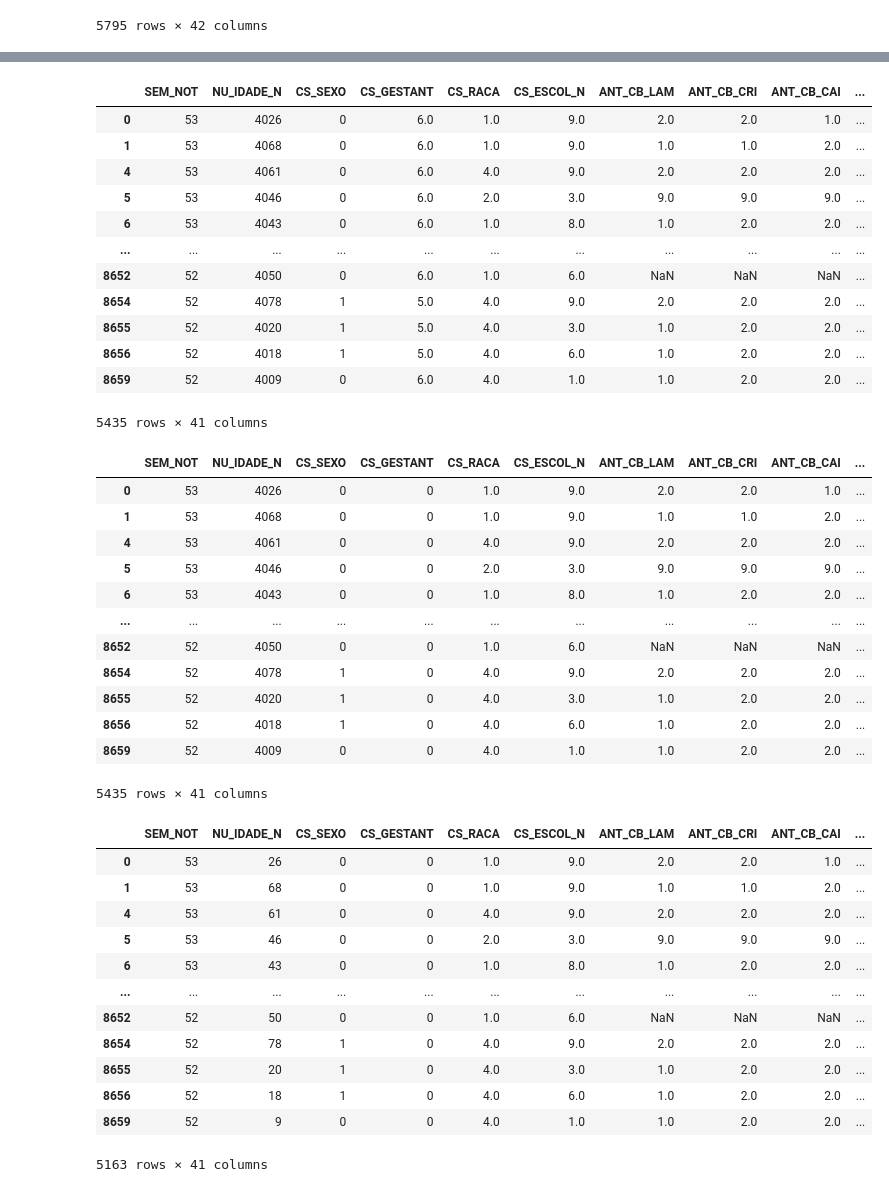
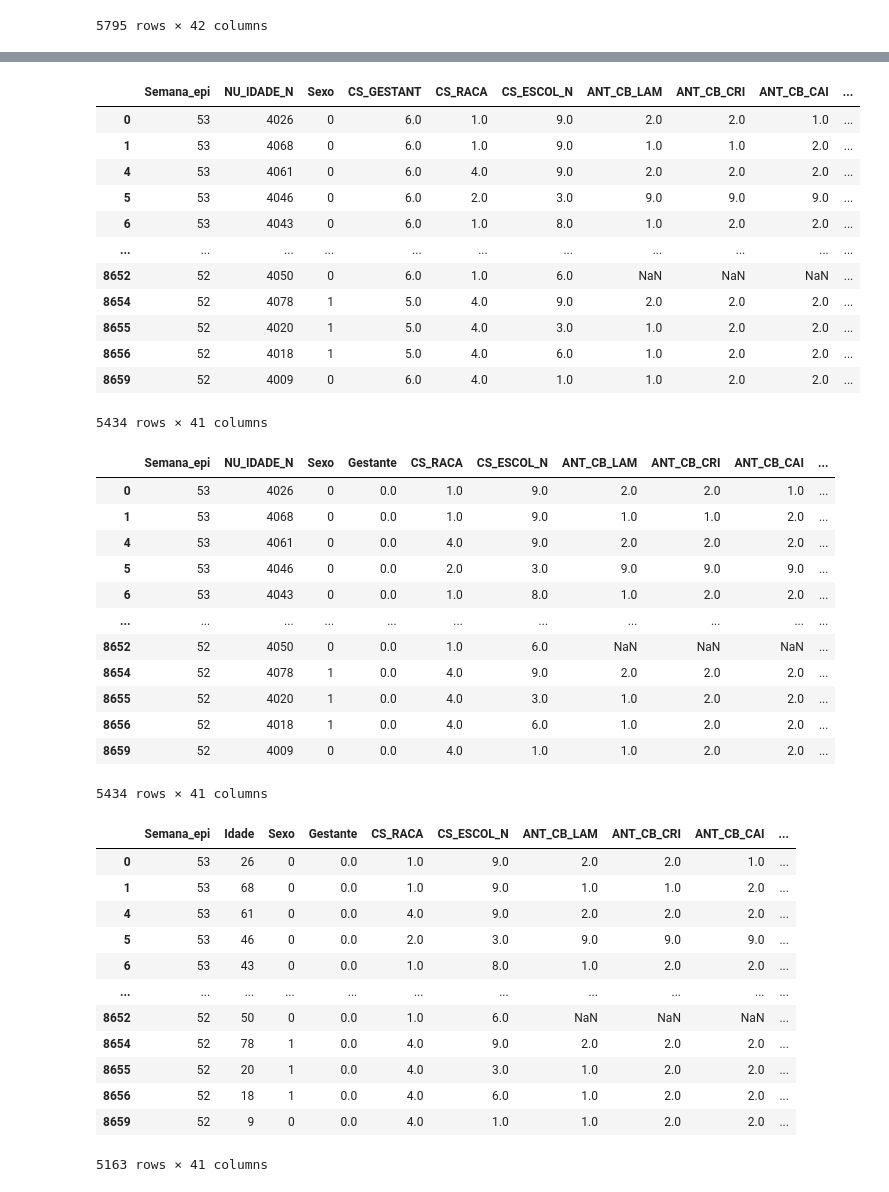
Before and after one commit to arturrur/mc853, a Jupyter notebook: PreprocessingTeste.ipynb, the cells around one changed output, grey strips where cells are left out. Drawn from its saved outputs; the diff is of its cells as text; code cells hidden in the pictures.

```diff
--- a/PreprocessingTeste.ipynb
+++ b/PreprocessingTeste.ipynb
@@ -100,5 +102,6 @@ df
 5795 rows × 42 columns
 # %%
 df["SEM_NOT"] = df["SEM_NOT"].apply(lambda x: (x % 100))
+df = df.rename(columns={'SEM_NOT': 'Semana_epi'})
 df
 # %% [output]
@@ -116,8 +119,8 @@ df
 | 8659 | 52 | 2021-12-29 | 4009 | M | 6.0 | 4.0 | 1.0 | 1.0 | 2.0 | ... |
 5795 rows × 42 columns
 # %%
-df['DIF_SINTOMAS_ATEND'] = (df['CLI_DT_ATE'] - df['DT_SIN_PRI']).dt.days
-df = df[(df['DIF_SINTOMAS_ATEND'] <= 20) & (df['DIF_SINTOMAS_ATEND'] >= 0)]
+df['Intervalo'] = (df['CLI_DT_ATE'] - df['DT_SIN_PRI']).dt.days
+df = df[(df['Intervalo'] <= 20) & (df['Intervalo'] >= 0)]
 df = df.drop(columns=["CLI_DT_ATE", "DT_SIN_PRI"])
 df
 # %% [output]
@@ -135,10 +138,12 @@ df
 | 8659 | 52 | 4009 | M | 6.0 | 4.0 | 1.0 | 1.0 | 2.0 | 2.0 | ... |
 5435 rows × 41 columns
 # %%
-df['CS_SEXO'] = df['CS_SEXO'].replace({'M': 0, 'F': 1})
+df = df[df["CS_SEXO"].isin(['M', 'F'])]
+df.loc[:,'CS_SEXO'] = df['CS_SEXO'].map({'M': 0, 'F': 1})
+df = df.rename(columns={'CS_SEXO': "Sexo"})
 df
 # %% [output]
-|  | SEM_NOT | NU_IDADE_N | CS_SEXO | CS_GESTANT | CS_RACA | CS_ESCOL_N | ANT_CB_LAM | ANT_CB_CRI | ANT_CB_CAI | ... |
+|  | Semana_epi | NU_IDADE_N | Sexo | CS_GESTANT | CS_RACA | CS_ESCOL_N | ANT_CB_LAM | ANT_CB_CRI | ANT_CB_CAI | ... |
 | 0 | 53 | 4026 | 0 | 6.0 | 1.0 | 9.0 | 2.0 | 2.0 | 1.0 | ... |
 | 1 | 53 | 4068 | 0 | 6.0 | 1.0 | 9.0 | 1.0 | 1.0 | 2.0 | ... |
 | 4 | 53 | 4061 | 0 | 6.0 | 4.0 | 9.0 | 2.0 | 2.0 | 2.0 | ... |
@@ -150,42 +155,44 @@ df
 | 8655 | 52 | 4020 | 1 | 5.0 | 4.0 | 3.0 | 1.0 | 2.0 | 2.0 | ... |
 | 8656 | 52 | 4018 | 1 | 5.0 | 4.0 | 6.0 | 1.0 | 2.0 | 2.0 | ... |
 | 8659 | 52 | 4009 | 0 | 6.0 | 4.0 | 1.0 | 1.0 | 2.0 | 2.0 | ... |
-5435 rows × 41 columns
+5434 rows × 41 columns
 # %%
-df['CS_GESTANT'] = df['CS_GESTANT'].apply(lambda x: 1 if x in [1, 2, 3, 4] else 0)
+df.loc[:,'CS_GESTANT'] = df['CS_GESTANT'].apply(lambda x: 1 if x in [1, 2, 3, 4] else 0)
+df = df.rename(columns={'CS_GESTANT': 'Gestante'})
 df
 # %% [output]
-|  | SEM_NOT | NU_IDADE_N | CS_SEXO | CS_GESTANT | CS_RACA | CS_ESCOL_N | ANT_CB_LAM | ANT_CB_CRI | ANT_CB_CAI | ... |
-| 0 | 53 | 4026 | 0 | 0 | 1.0 | 9.0 | 2.0 | 2.0 | 1.0 | ... |
-| 1 | 53 | 4068 | 0 | 0 | 1.0 | 9.0 | 1.0 | 1.0 | 2.0 | ... |
-| 4 | 53 | 4061 | 0 | 0 | 4.0 | 9.0 | 2.0 | 2.0 | 2.0 | ... |
-| 5 | 53 | 4046 | 0 | 0 | 2.0 | 3.0 | 9.0 | 9.0 | 9.0 | ... |
-| 6 | 53 | 4043 | 0 | 0 | 1.0 | 8.0 | 1.0 | 2.0 | 2.0 | ... |
+|  | Semana_epi | NU_IDADE_N | Sexo | Gestante | CS_RACA | CS_ESCOL_N | ANT_CB_LAM | ANT_CB_CRI | ANT_CB_CAI | ... |
+| 0 | 53 | 4026 | 0 | 0.0 | 1.0 | 9.0 | 2.0 | 2.0 | 1.0 | ... |
+| 1 | 53 | 4068 | 0 | 0.0 | 1.0 | 9.0 | 1.0 | 1.0 | 2.0 | ... |
+| 4 | 53 | 4061 | 0 | 0.0 | 4.0 | 9.0 | 2.0 | 2.0 | 2.0 | ... |
+| 5 | 53 | 4046 | 0 | 0.0 | 2.0 | 3.0 | 9.0 | 9.0 | 9.0 | ... |
+| 6 | 53 | 4043 | 0 | 0.0 | 1.0 | 8.0 | 1.0 | 2.0 | 2.0 | ... |
 | ... | ... | ... | ... | ... | ... | ... | ... | ... | ... | ... |
-| 8652 | 52 | 4050 | 0 | 0 | 1.0 | 6.0 | NaN | NaN | NaN | ... |
-| 8654 | 52 | 4078 | 1 | 0 | 4.0 | 9.0 | 2.0 | 2.0 | 2.0 | ... |
-| 8655 | 52 | 4020 | 1 | 0 | 4.0 | 3.0 | 1.0 | 2.0 | 2.0 | ... |
-| 8656 | 52 | 4018 | 1 | 0 | 4.0 | 6.0 | 1.0 | 2.0 | 2.0 | ... |
-| 8659 | 52 | 4009 | 0 | 0 | 4.0 | 1.0 | 1.0 | 2.0 | 2.0 | ... |
+| 8652 | 52 | 4050 | 0 | 0.0 | 1.0 | 6.0 | NaN | NaN | NaN | ... |
+| 8654 | 52 | 4078 | 1 | 0.0 | 4.0 | 9.0 | 2.0 | 2.0 | 2.0 | ... |
+| 8655 | 52 | 4020 | 1 | 0.0 | 4.0 | 3.0 | 1.0 | 2.0 | 2.0 | ... |
+| 8656 | 52 | 4018 | 1 | 0.0 | 4.0 | 6.0 | 1.0 | 2.0 | 2.0 | ... |
+| 8659 | 52 | 4009 | 0 | 0.0 | 4.0 | 1.0 | 1.0 | 2.0 | 2.0 | ... |
-5435 rows × 41 columns
+5434 rows × 41 columns
 # %%
 df = df[df['NU_IDADE_N'] // 1000 == 4]
 df.loc[:, 'NU_IDADE_N'] = df['NU_IDADE_N'] % 1000
 df = df[df['NU_IDADE_N'] >= 7]
+df = df.rename(columns={'NU_IDADE_N': 'Idade'})
 df
 # %% [output]
-|  | SEM_NOT | NU_IDADE_N | CS_SEXO | CS_GESTANT | CS_RACA | CS_ESCOL_N | ANT_CB_LAM | ANT_CB_CRI | ANT_CB_CAI | ... |
-| 0 | 53 | 26 | 0 | 0 | 1.0 | 9.0 | 2.0 | 2.0 | 1.0 | ... |
-| 1 | 53 | 68 | 0 | 0 | 1.0 | 9.0 | 1.0 | 1.0 | 2.0 | ... |
-| 4 | 53 | 61 | 0 | 0 | 4.0 | 9.0 | 2.0 | 2.0 | 2.0 | ... |
-| 5 | 53 | 46 | 0 | 0 | 2.0 | 3.0 | 9.0 | 9.0 | 9.0 | ... |
-| 6 | 53 | 43 | 0 | 0 | 1.0 | 8.0 | 1.0 | 2.0 | 2.0 | ... |
+|  | Semana_epi | Idade | Sexo | Gestante | CS_RACA | CS_ESCOL_N | ANT_CB_LAM | ANT_CB_CRI | ANT_CB_CAI | ... |
+| 0 | 53 | 26 | 0 | 0.0 | 1.0 | 9.0 | 2.0 | 2.0 | 1.0 | ... |
+| 1 | 53 | 68 | 0 | 0.0 | 1.0 | 9.0 | 1.0 | 1.0 | 2.0 | ... |
+| 4 | 53 | 61 | 0 | 0.0 | 4.0 | 9.0 | 2.0 | 2.0 | 2.0 | ... |
+| 5 | 53 | 46 | 0 | 0.0 | 2.0 | 3.0 | 9.0 | 9.0 | 9.0 | ... |
+| 6 | 53 | 43 | 0 | 0.0 | 1.0 | 8.0 | 1.0 | 2.0 | 2.0 | ... |
 | ... | ... | ... | ... | ... | ... | ... | ... | ... | ... | ... |
-| 8652 | 52 | 50 | 0 | 0 | 1.0 | 6.0 | NaN | NaN | NaN | ... |
-| 8654 | 52 | 78 | 1 | 0 | 4.0 | 9.0 | 2.0 | 2.0 | 2.0 | ... |
-| 8655 | 52 | 20 | 1 | 0 | 4.0 | 3.0 | 1.0 | 2.0 | 2.0 | ... |
-| 8656 | 52 | 18 | 1 | 0 | 4.0 | 6.0 | 1.0 | 2.0 | 2.0 | ... |
-| 8659 | 52 | 9 | 0 | 0 | 4.0 | 1.0 | 1.0 | 2.0 | 2.0 | ... |
+| 8652 | 52 | 50 | 0 | 0.0 | 1.0 | 6.0 | NaN | NaN | NaN | ... |
+| 8654 | 52 | 78 | 1 | 0.0 | 4.0 | 9.0 | 2.0 | 2.0 | 2.0 | ... |
+| 8655 | 52 | 20 | 1 | 0.0 | 4.0 | 3.0 | 1.0 | 2.0 | 2.0 | ... |
+| 8656 | 52 | 18 | 1 | 0.0 | 4.0 | 6.0 | 1.0 | 2.0 | 2.0 | ... |
+| 8659 | 52 | 9 | 0 | 0.0 | 4.0 | 1.0 | 1.0 | 2.0 | 2.0 | ... |
 5163 rows × 41 columns
 # %%
 racas = {
```
Also changed, not shown: parts of 13 cells of this notebook.
